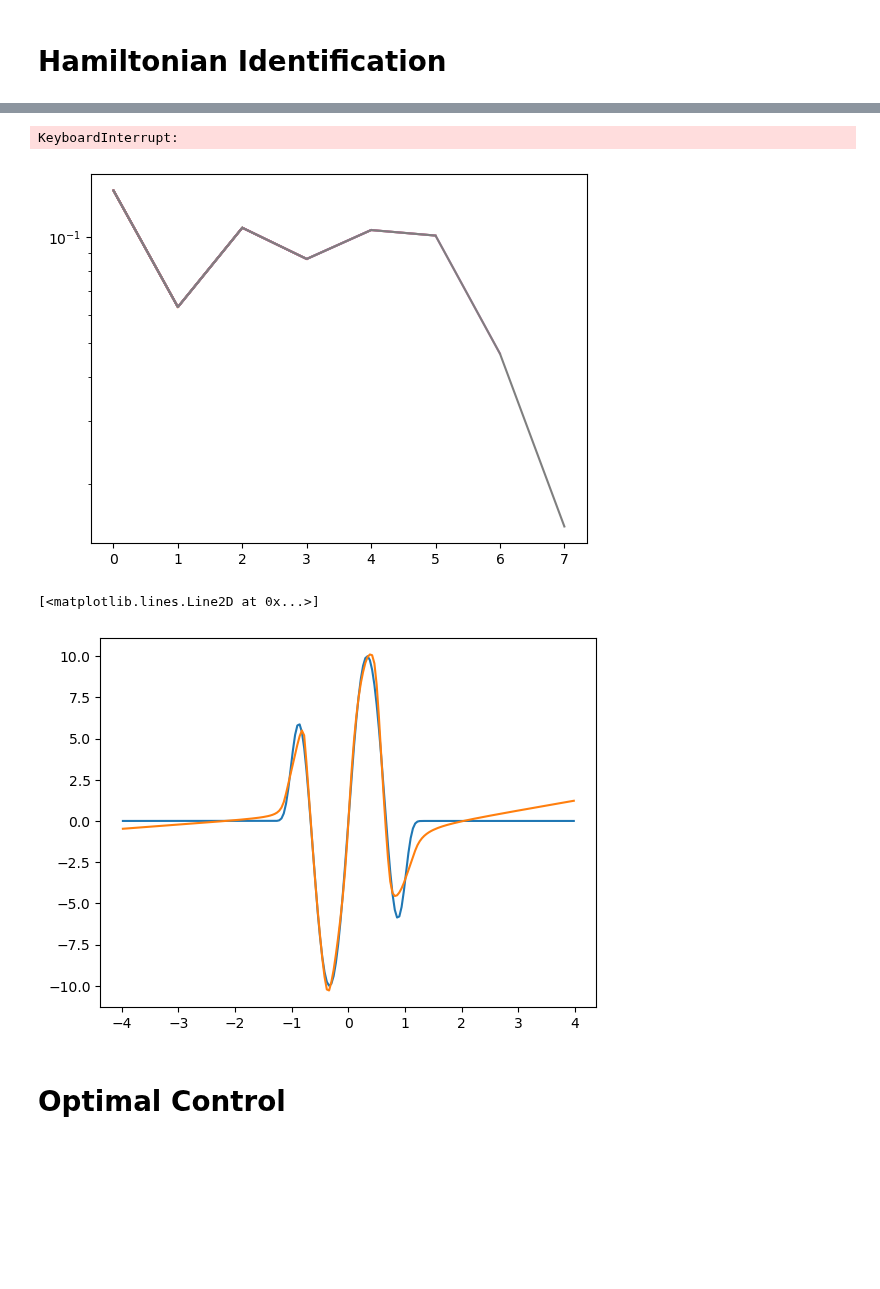
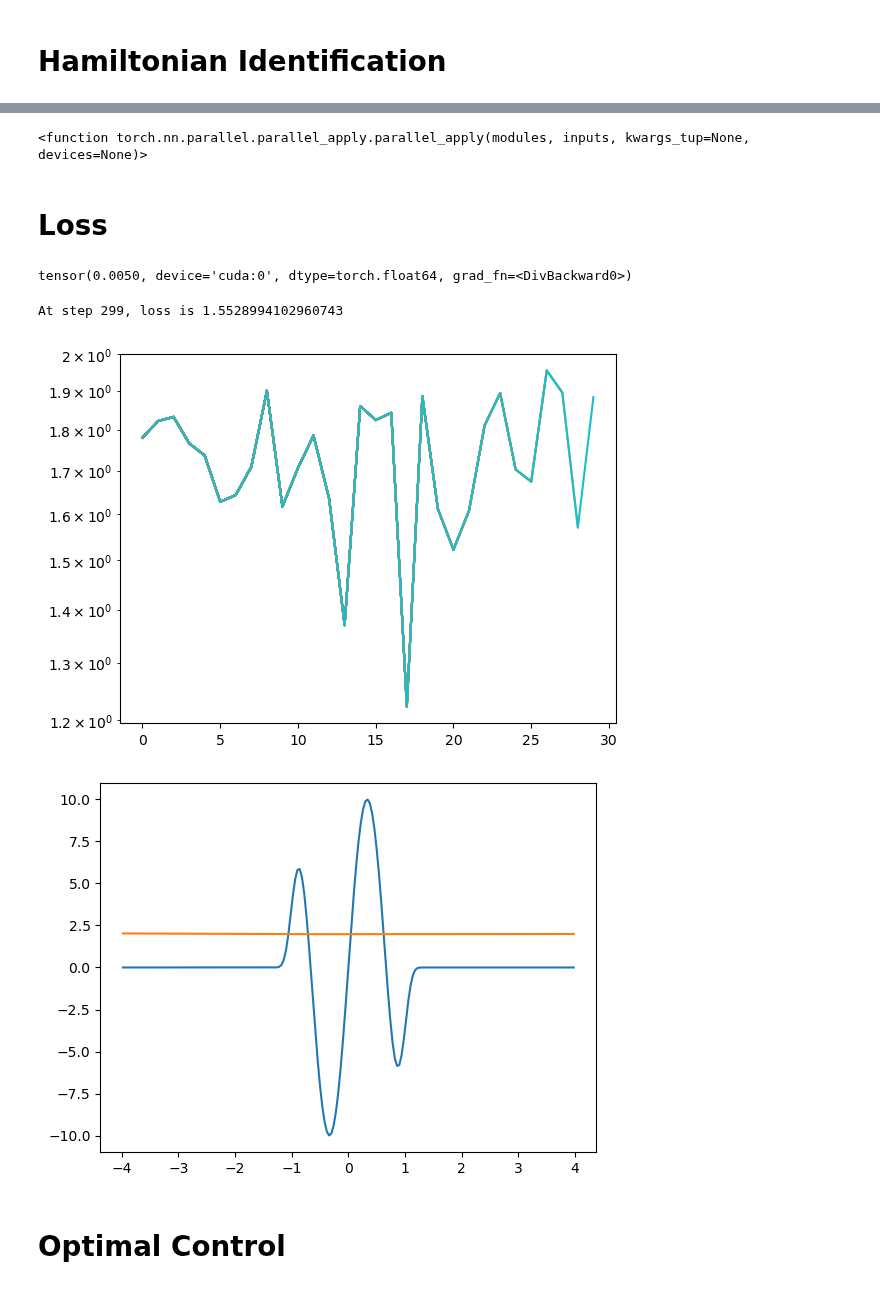
Before and after one commit to brownadder/expsolve, a Jupyter notebook: examples/fourier/torch-play.ipynb, the cells around one changed output, grey strips where cells are left out. Drawn from its saved outputs; the diff is of its cells as text; code cells hidden in the pictures; blank space fills up the shorter version.

```diff
--- a/examples/fourier/torch-play.ipynb
+++ b/examples/fourier/torch-play.ipynb
@@ -117,2 +166,0 @@ model = SimpleNN()
-# %%
-X = torch.tensor(x.detach().numpy(), dtype=torch.float64).unsqueeze(1)
@@ -161,54 +257,92 @@ def loss_batch(V, Vtrue, nbatch, T, N):
+# %%
+torch.nn.parallel.parallel_apply
+# %% [output]
+<function torch.nn.parallel.parallel_apply.parallel_apply(modules, inputs, kwargs_tup=None, devices=None)>
+# %% [markdown]
+# Loss
+# %%
+def lossfn(V, u0batch, uTbatch, solver, T, N):
+    dx = X[1]-X[0]
+    nbatch = u0batch.shape[0]
+
+    loss = torch.tensor(0., dtype=torch.float64).to(device)
+
+    for u0, uTref in zip(u0batch, uTbatch):
+        uT = solver(V, u0, T, N)
+        # plt.plot(X, real(u0.detach().cpu()))
+        # plt.plot(X, real(uT.detach().cpu()))
+        # plt.show()
+        loss += torch.norm(uT - uTref)**2
+
+    loss = dx * loss/nbatch
+    return loss
+
+lossfn(model._potential(), u0, uT, solver=strangsolver, T=0.1, N=20)
+# %% [output]
+tensor(0.0050, device='cuda:0', dtype=torch.float64, grad_fn=<DivBackward0>)
 # %%
 %matplotlib inline
 
 # Create an instance of the SimpleNN model
-model = SimpleNN()
-#nn.DataParellel(model).to(device)
-model.to(device)
+model = VNN(x, T=0.1, N=40, solver=blanesmoansolver).to(device)
+nn.DataParallel(model).to(device)
 
-# not sure this is working
+nbatch=10
+dataloader = DataLoader(dataset, batch_size=nbatch, shuffle=True)
+dataiterator = iter(dataloader)
+
 optimizer = torch.optim.Adam(model.parameters(), lr=0.01) #, dtype=torch.double)
 num_steps = 300
 
 trerror = []
 
+dx = x[1]-x[0]
 
 for step in range(num_steps):
     # Compute the loss
-    V = model(XD)
-    V.requires_grad_()
-    V=V.reshape([n])
-    loss = loss_batch(V, VD, nbatch=10, T=0.1, N=20)
+
+    u0batch, uTrefbatch = next(dataiterator)
+    #uTpred = model(u0)
+
+    loss = lossfn(model._potential(), u0batch, uTbatch, solver=strangsolver, T=0.1, N=20)
+
+    # criterion = nn.MSELoss()
+
+    # loss = torch.tensor(0., dtype=torch.float64).to(device)
+    # for u0, uTref in zip(u0batch, uTrefbatch):
+    #     uTpred = model(u0)      # currently the model is not batch parallel. This needs to be fixed deep in expsolve.
+    #     loss += criterion(real(uTpred), real(uTref)) + criterion(imag(uTpred), imag(uTref))
+
+    # loss = loss/nbatch
 
     # print(f'At step {step}, loss is {loss}')
 
     # Zero the gradients to prevent accumulation
     optimizer.zero_grad()
 
     # Compute gradients
     loss.backward()
 
     if np.mod(step, 10)==0:
         trerror.append(loss.detach().cpu().numpy())
         plt.semilogy(trerror)
         display.display(plt.gcf())
         display.clear_output(wait=True)
 
 
     # Update parameters using the gradients
     optimizer.step()
 
 
 print(f'At step {step}, loss is {loss}')
 # %% [output]
-KeyboardInterrupt:
+At step 299, loss is 1.5528994102960743
-[figure, old version]
+[figure, new version]
 # %%
-plt.plot(x, Vtrue)
-plt.plot(x, V.detach().cpu().numpy())
+plt.plot(X, V)
+plt.plot(X, model.potential())
 plt.show()
 # %% [output]
-[<matplotlib.lines.Line2D at 0x...>]
-[figure, old version]
+[figure, new version]
 # %% [markdown]
 # Optimal Control
```
Also changed, not shown: parts of 31 cells of this notebook, 3 other files.
